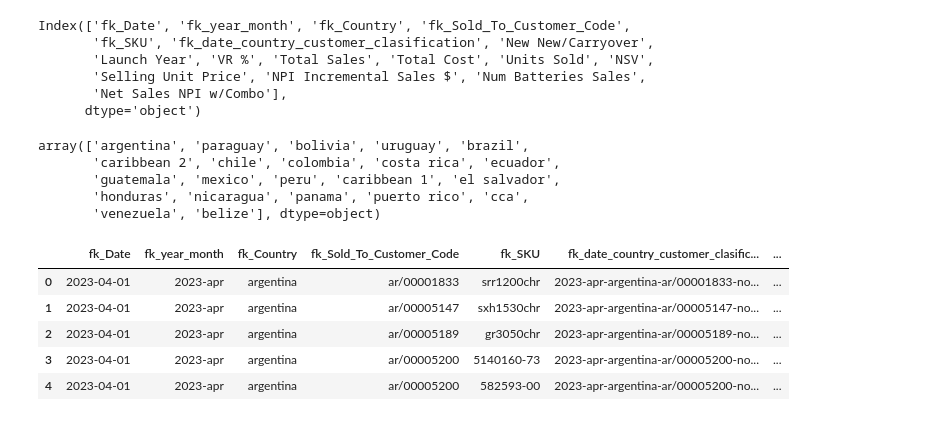
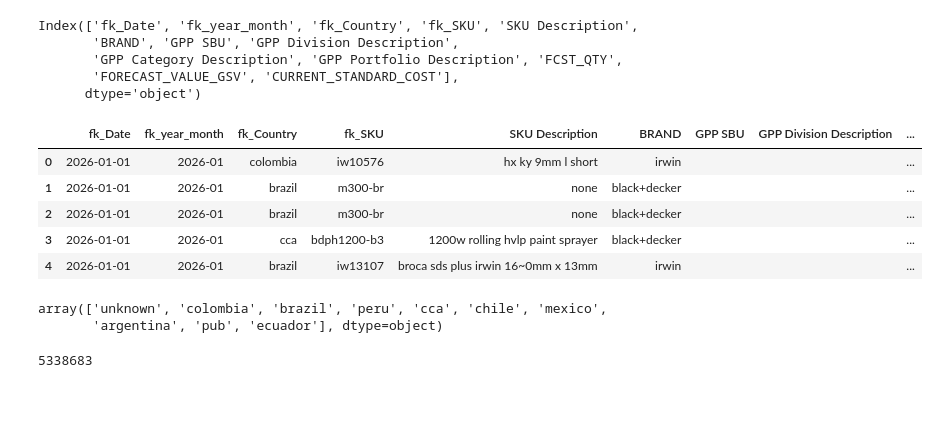
Before and after one commit to snmSebastian/Marketing_Analytics_ETL, a Jupyter notebook: prueba.ipynb, the cells around one changed output. Cells and saved outputs as stored; diff of their text form; code cells hidden in the pictures.

```diff
--- a/prueba.ipynb
+++ b/prueba.ipynb
@@ -1,31 +1,37 @@
 # %%
 import pandas as pd
-path=r'C:\Users\SSN0609\Stanley Black & Decker\Latin America - Regional Marketing - Marketing Analytics\Data\Raw\Sales\Historic\prueba\sales_2023-apr.parquet'
+path1=r'C:\Users\SSN0609\OneDrive - Stanley Black & Decker\Latin America - Regional Marketing - Marketing Analytics\Data\Processed-Dataflow\Demand\demand_2026-01.parquet'
+#path2=r'C:\Users\SSN0609\OneDrive - Stanley Black & Decker\Latin America - Regional Marketing - Marketing Analytics\Data\Raw\Sales\Historic\prueba\sales_2024-oct.parquet'
+#path3=r'C:\Users\SSN0609\OneDrive - Stanley Black & Decker\Latin America - Regional Marketing - Marketing Analytics\Data\Raw\Sales\Historic\prueba\sales_2023-oct.parquet'
+
 #path=r'C:\Users\SSN0609\Stanley Black & Decker\Latin America - Regional Marketing - Marketing Analytics\Data\Raw\Sales\Historic\sales_2025-sep.parquet'
-df=pd.read_parquet(path)
-#df=pd.read_parquet(path)
-df.columns
+df1=pd.read_parquet(path1)
+#df2=pd.read_parquet(path2)
+#df3=pd.read_parquet(path3)
+#df=pd.concat([df1,df2,df3])
+#df=pd.read_parquet(path1)
+df1.columns
 # %% [output]
-Index(['fk_Date', 'fk_year_month', 'fk_Country', 'fk_Sold_To_Customer_Code',
-       'fk_SKU', 'fk_date_country_customer_clasification', 'New New/Carryover',
-       'Launch Year', 'VR %', 'Total Sales', 'Total Cost', 'Units Sold', 'NSV',
-       'Selling Unit Price', 'NPI Incremental Sales $', 'Num Batteries Sales',
-       'Net Sales NPI w/Combo'],
+Index(['fk_Date', 'fk_year_month', 'fk_Country', 'fk_SKU', 'SKU Description',
+       'BRAND', 'GPP SBU', 'GPP Division Description',
+       'GPP Category Description', 'GPP Portfolio Description', 'FCST_QTY',
+       'FORECAST_VALUE_GSV', 'CURRENT_STANDARD_COST'],
       dtype='object')
+# %%
+df1.head()
+# %% [output]
+|  | fk_Date | fk_year_month | fk_Country | fk_SKU | SKU Description | BRAND | GPP SBU | GPP Division Description | ... |
+| 0 | 2026-01-01 | 2026-01 | colombia | iw10576 | hx ky 9mm l short | irwin |  |  | ... |
+| 1 | 2026-01-01 | 2026-01 | brazil | m300-br | none | black+decker |  |  | ... |
+| 2 | 2026-01-01 | 2026-01 | brazil | m300-br | none | black+decker |  |  | ... |
+| 3 | 2026-01-01 | 2026-01 | cca | bdph1200-b3 | 1200w rolling hvlp paint sprayer | black+decker |  |  | ... |
+| 4 | 2026-01-01 | 2026-01 | brazil | iw13107 | broca sds plus irwin 16~0mm x 13mm | irwin |  |  | ... |
 # %%
-df['fk_Country'].unique()
+df1['fk_Country'].unique()
 # %% [output]
-array(['argentina', 'paraguay', 'bolivia', 'uruguay', 'brazil',
-       'caribbean 2', 'chile', 'colombia', 'costa rica', 'ecuador',
-       'guatemala', 'mexico', 'peru', 'caribbean 1', 'el salvador',
-       'honduras', 'nicaragua', 'panama', 'puerto rico', 'cca',
-       'venezuela', 'belize'], dtype=object)
+array(['unknown', 'colombia', 'brazil', 'peru', 'cca', 'chile', 'mexico',
+       'argentina', 'pub', 'ecuador'], dtype=object)
-# %%
-df.head()
-# %% [output]
-|  | fk_Date | fk_year_month | fk_Country | fk_Sold_To_Customer_Code | fk_SKU | fk_date_country_customer_clasific... | ... |
-| 0 | 2023-04-01 | 2023-apr | argentina | ar/00001833 | srr1200chr | 2023-apr-argentina-ar/00001833-no... | ... |
-| 1 | 2023-04-01 | 2023-apr | argentina | ar/00005147 | sxh1530chr | 2023-apr-argentina-ar/00005147-no... | ... |
-| 2 | 2023-04-01 | 2023-apr | argentina | ar/00005189 | gr3050chr | 2023-apr-argentina-ar/00005189-no... | ... |
-| 3 | 2023-04-01 | 2023-apr | argentina | ar/00005200 | 5140160-73 | 2023-apr-argentina-ar/00005200-no... | ... |
-| 4 | 2023-04-01 | 2023-apr | argentina | ar/00005200 | 582593-00 | 2023-apr-argentina-ar/00005200-no... | ... |
+# %%
+len(df2)
+# %% [output]
+5338683
```
Also changed, not shown: parts of 20 cells of this notebook, 35 other files.
